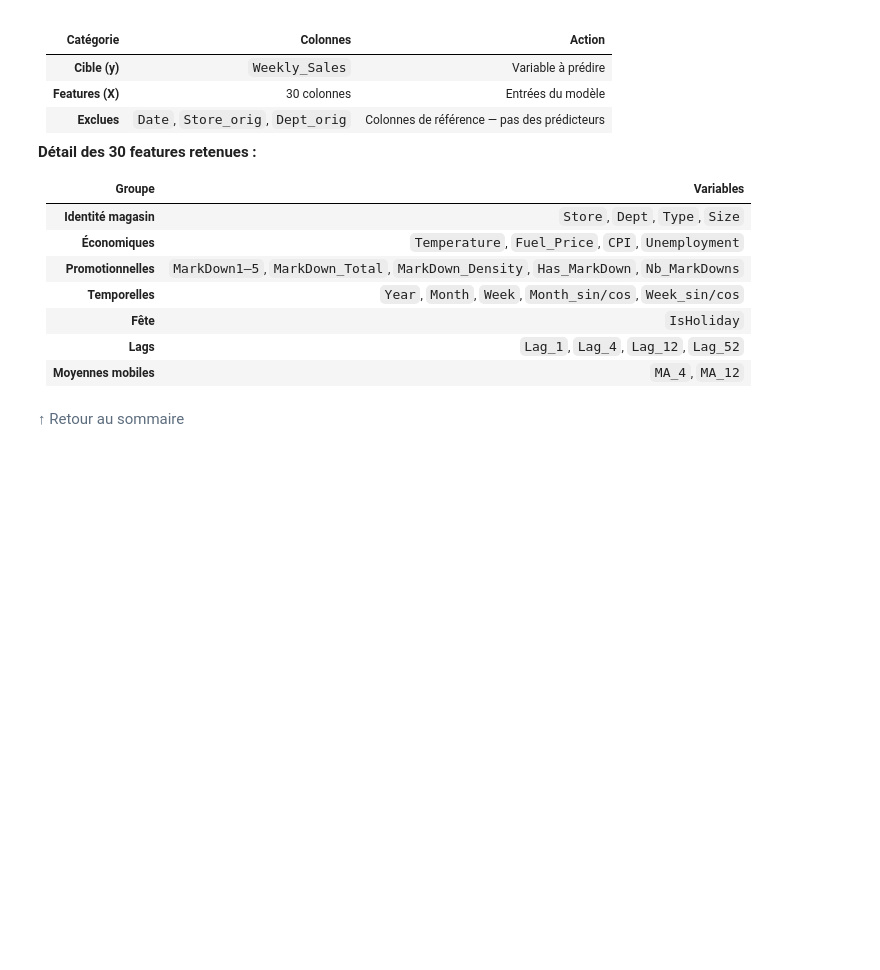
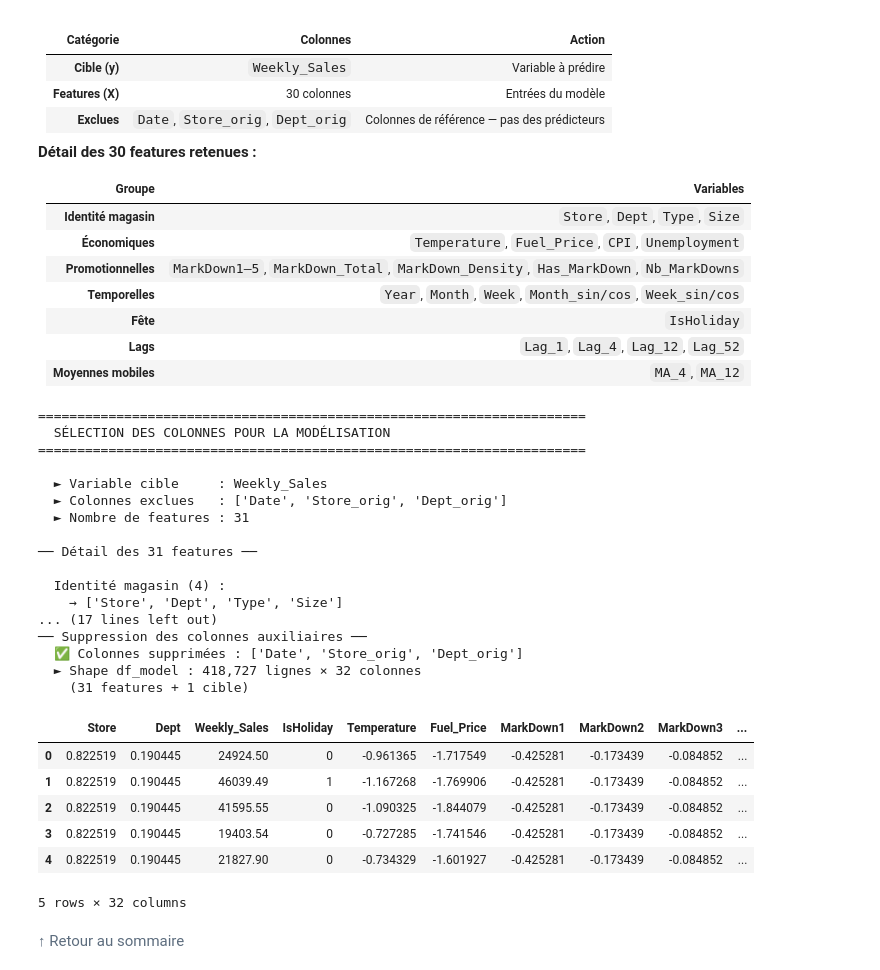
Before and after one commit to AnisHemaida/walmart-sales-forecasting, a Jupyter notebook: notebooks/SIPV_Walmart_EPIC2.ipynb, the cells around one changed output. Cells and saved outputs as stored; diff of their text form; code cells hidden in the pictures; blank space fills up the shorter version.

Commit message:
Le code de la sélection

```diff
--- a/notebooks/SIPV_Walmart_EPIC2.ipynb
+++ b/notebooks/SIPV_Walmart_EPIC2.ipynb
@@ -1215,6 +1215,81 @@ Avant de séparer les données en jeux d'entraînement et de test, il faut **ide
 | **Fête** | `IsHoliday` |
 | **Lags** | `Lag_1`, `Lag_4`, `Lag_12`, `Lag_52` |
 | **Moyennes mobiles** | `MA_4`, `MA_12` |
+# %%
+# ── Sélection des colonnes pour la modélisation ─────────────────────────────
+
+print("=" * 70)
+print("  SÉLECTION DES COLONNES POUR LA MODÉLISATION")
+print("=" * 70)
+
+# ── Variable cible ───────────────────────────────────────────────────────────
+target = 'Weekly_Sales'
+
+# ── Colonnes à exclure (référence / non-prédictives) ────────────────────────
+cols_to_drop = ['Date', 'Store_orig', 'Dept_orig']
+
+# ── Features = toutes les colonnes sauf cible et exclues ─────────────────────
+feature_cols = [c for c in df_train.columns if c != target and c not in cols_to_drop]
+
+print(f"\n  ► Variable cible     : {target}")
+print(f"  ► Colonnes exclues   : {cols_to_drop}")
+print(f"  ► Nombre de features : {len(feature_cols)}")
+
+# ── Affichage organisé par groupe ────────────────────────────────────────────
+groups = {
+    'Identité magasin': ['Store', 'Dept', 'Type', 'Size'],
+    'Économiques': ['Temperature', 'Fuel_Price', 'CPI', 'Unemployment'],
+    'Promotionnelles (individuelles)': ['MarkDown1', 'MarkDown2', 'MarkDown3', 'MarkDown4', 'MarkDown5'],
+    'Promotionnelles (agrégées)': ['MarkDown_Total', 'MarkDown_Density', 'Has_MarkDown', 'Nb_MarkDowns'],
+    'Temporelles': ['Year', 'Month', 'Week', 'Month_sin', 'Month_cos', 'Week_sin', 'Week_cos'],
+    'Fête': ['IsHoliday'],
+    'Lags': ['Lag_1', 'Lag_4', 'Lag_12', 'Lag_52'],
+    'Moyennes mobiles': ['MA_4', 'MA_12'],
+}
+
+print(f"\n── Détail des {len(feature_cols)} features ──\n")
+total = 0
+for group_name, cols in groups.items():
+    present = [c for c in cols if c in feature_cols]
+    total += len(present)
+    print(f"  {group_name} ({len(present)}) :")
+    print(f"    → {present}")
+
+print(f"\n  ✅ Total vérifié : {total} features")
+
+# ── Suppression des colonnes auxiliaires ─────────────────────────────────────
+print(f"\n── Suppression des colonnes auxiliaires ──")
+df_model = df_train.drop(columns=cols_to_drop)
+print(f"  ✅ Colonnes supprimées : {cols_to_drop}")
+print(f"  ► Shape df_model : {df_model.shape[0]:,} lignes × {df_model.shape[1]} colonnes")
+print(f"    ({len(feature_cols)} features + 1 cible)")
+
+df_model.head()
+# %% [output]
+======================================================================
+  SÉLECTION DES COLONNES POUR LA MODÉLISATION
+======================================================================
+
+  ► Variable cible     : Weekly_Sales
+  ► Colonnes exclues   : ['Date', 'Store_orig', 'Dept_orig']
+  ► Nombre de features : 31
+
+── Détail des 31 features ──
+
+  Identité magasin (4) :
+    → ['Store', 'Dept', 'Type', 'Size']
+... (17 lines left out)
+── Suppression des colonnes auxiliaires ──
+  ✅ Colonnes supprimées : ['Date', 'Store_orig', 'Dept_orig']
+  ► Shape df_model : 418,727 lignes × 32 colonnes
+    (31 features + 1 cible)
+|  | Store | Dept | Weekly_Sales | IsHoliday | Temperature | Fuel_Price | MarkDown1 | MarkDown2 | MarkDown3 | ... |
+| 0 | 0.822519 | 0.190445 | 24924.50 | 0 | -0.961365 | -1.717549 | -0.425281 | -0.173439 | -0.084852 | ... |
+| 1 | 0.822519 | 0.190445 | 46039.49 | 1 | -1.167268 | -1.769906 | -0.425281 | -0.173439 | -0.084852 | ... |
+| 2 | 0.822519 | 0.190445 | 41595.55 | 0 | -1.090325 | -1.844079 | -0.425281 | -0.173439 | -0.084852 | ... |
+| 3 | 0.822519 | 0.190445 | 19403.54 | 0 | -0.727285 | -1.741546 | -0.425281 | -0.173439 | -0.084852 | ... |
+| 4 | 0.822519 | 0.190445 | 21827.90 | 0 | -0.734329 | -1.601927 | -0.425281 | -0.173439 | -0.084852 | ... |
+5 rows × 32 columns
 # %% [markdown]
 <a href="#0" style="color:#5D6D7E; text-decoration:none;">
 ↑ Retour au sommaire
```
